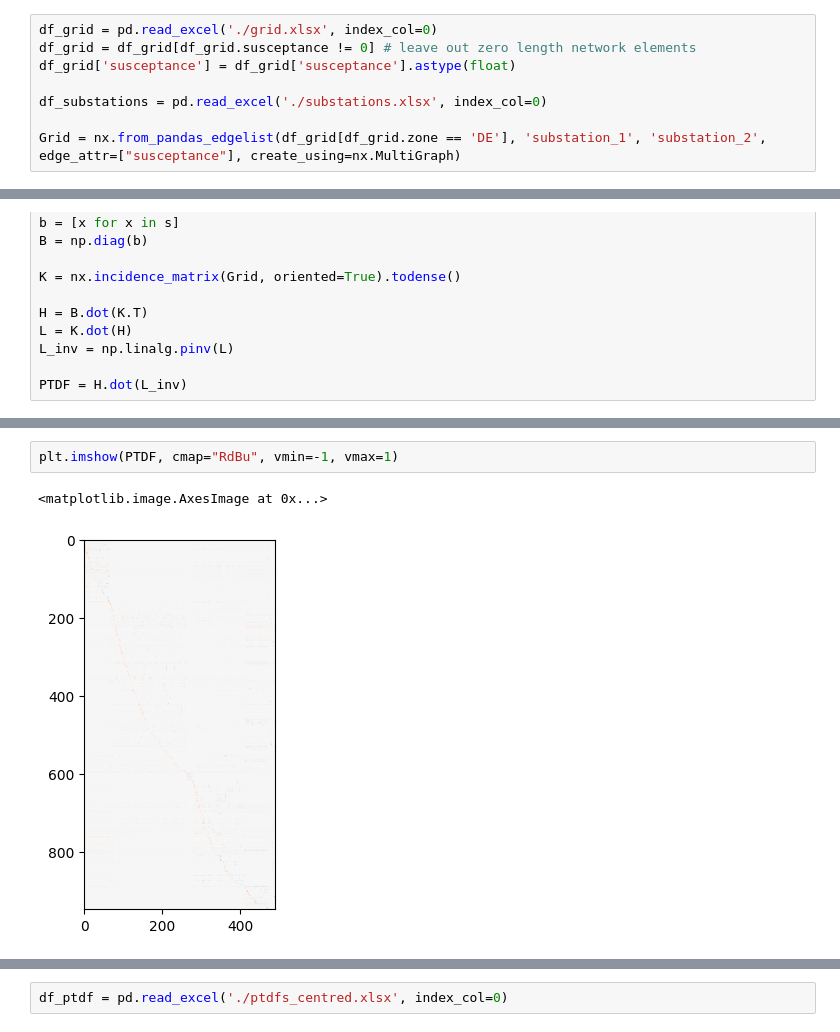
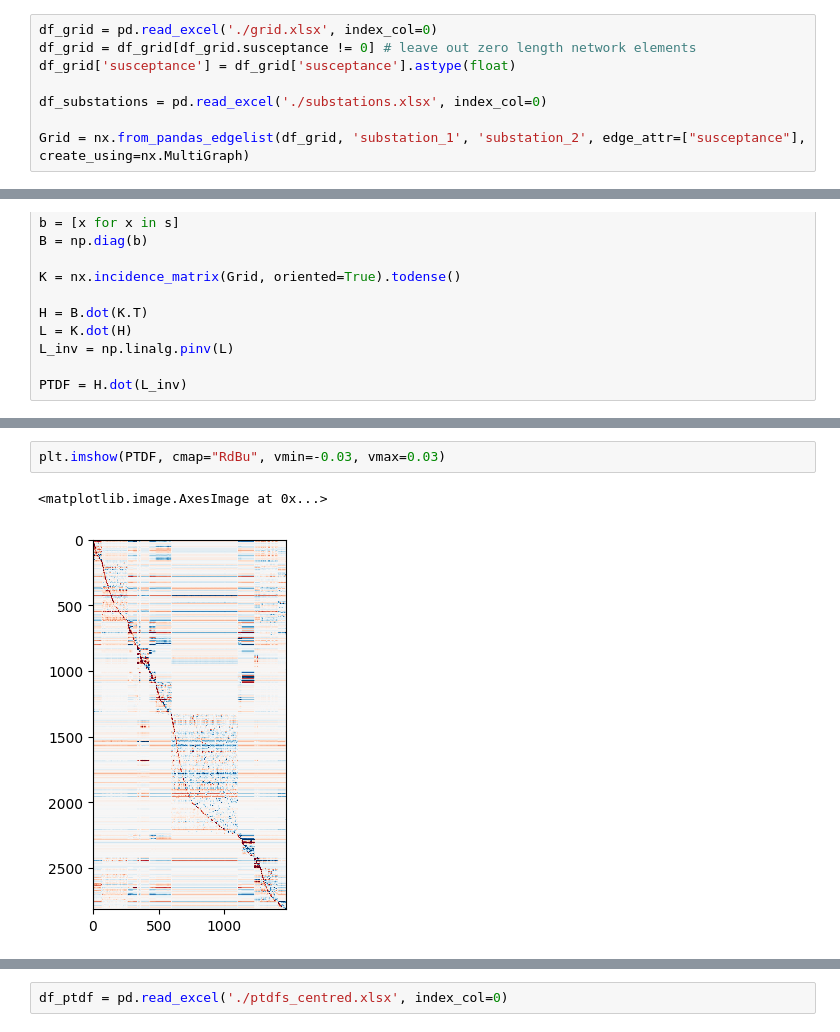
Before and after one commit to kbruninx/FBMC, a Jupyter notebook: flow_based_domain/Nodal PTDF.ipynb, the cells around one changed output, grey strips where cells are left out. Drawn from its saved outputs; the diff is of its cells as text.

Commit message:
ptdf optimisation

```diff
--- a/flow_based_domain/Nodal PTDF.ipynb
+++ b/flow_based_domain/Nodal PTDF.ipynb
@@ -11,7 +11,7 @@ df_grid['susceptance'] = df_grid['susceptance'].astype(float)
 
 df_substations = pd.read_excel('./substations.xlsx', index_col=0)
 
-Grid = nx.from_pandas_edgelist(df_grid[df_grid.zone == 'DE'], 'substation_1', 'substation_2', edge_attr=["susceptance"], create_using=nx.MultiGraph)
+Grid = nx.from_pandas_edgelist(df_grid, 'substation_1', 'substation_2', edge_attr=["susceptance"], create_using=nx.MultiGraph)
 # %%
 display(df_grid)
 # %% [output]
@@ -75,6 +75,6 @@ array([[161.16370313,   0.        ,   0.        , ...,   0.        ,
 # %%
-plt.imshow(PTDF, cmap="RdBu", vmin=-1, vmax=1)
+plt.imshow(PTDF, cmap="RdBu", vmin=-0.03, vmax=0.03)
 # %% [output]
 <matplotlib.image.AxesImage at 0x...>
-[figure, old version]
+[figure, new version]
 # %%
```
Also changed, not shown: parts of 5 cells of this notebook, 7 other files.
